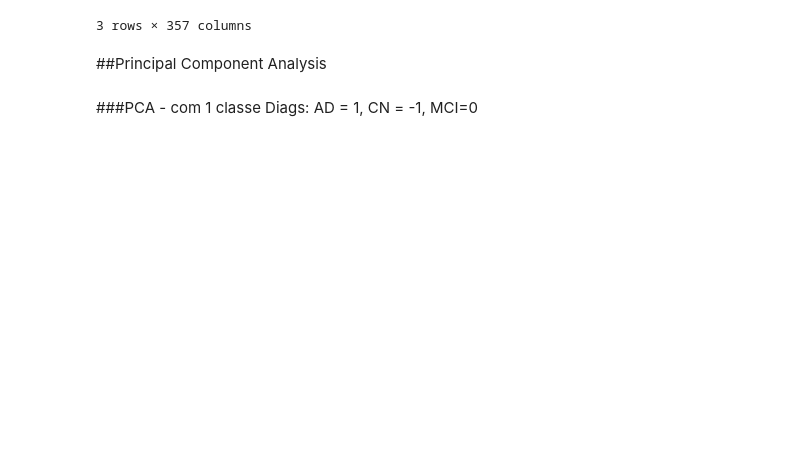
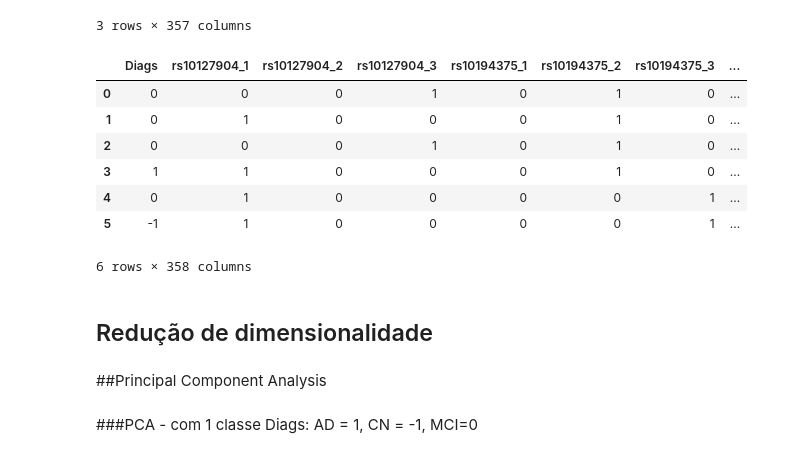
Before and after one commit to julianafalves/ic, a Jupyter notebook: Códigos/Treinamentos/RegressãoLogistica.ipynb, the cells around one changed output. Drawn from its saved outputs; the diff is of its cells as text; code cells hidden in the pictures; blank space fills up the shorter version.

```diff
--- a/Códigos/Treinamentos/RegressãoLogistica.ipynb
+++ b/Códigos/Treinamentos/RegressãoLogistica.ipynb
@@ -94,6 +94,24 @@ X.head(3)
 | 1 | 1 | 0 | 0 | 0 | 1 | 0 | 0 | ... |
 | 2 | 0 | 0 | 1 | 0 | 1 | 0 | 1 | ... |
 3 rows × 357 columns
+# %%
+#Dataframe que será utiliza nos modelos "one vs one" e "multinomial"
+df2 = df.iloc[:,1:]
+df2.loc[df2['Diags']=='AD','Diags'] = 1
+df2.loc[df2['Diags']=='CN','Diags'] = 0
+df2.loc[df2['Diags']=='MCI','Diags'] = -1
+df2.head(6)
+# %% [output]
+|  | Diags | rs10127904_1 | rs10127904_2 | rs10127904_3 | rs10194375_1 | rs10194375_2 | rs10194375_3 | ... |
+| 0 | 0 | 0 | 0 | 1 | 0 | 1 | 0 | ... |
+| 1 | 0 | 1 | 0 | 0 | 0 | 1 | 0 | ... |
+| 2 | 0 | 0 | 0 | 1 | 0 | 1 | 0 | ... |
+| 3 | 1 | 1 | 0 | 0 | 0 | 1 | 0 | ... |
+| 4 | 0 | 1 | 0 | 0 | 0 | 0 | 1 | ... |
+| 5 | -1 | 1 | 0 | 0 | 0 | 0 | 1 | ... |
+6 rows × 358 columns
+# %% [markdown]
+## Redução de dimensionalidade
 # %% [markdown]
 ##Principal Component Analysis
 # %% [markdown]
```
Also changed, not shown: parts of 21 cells of this notebook.
